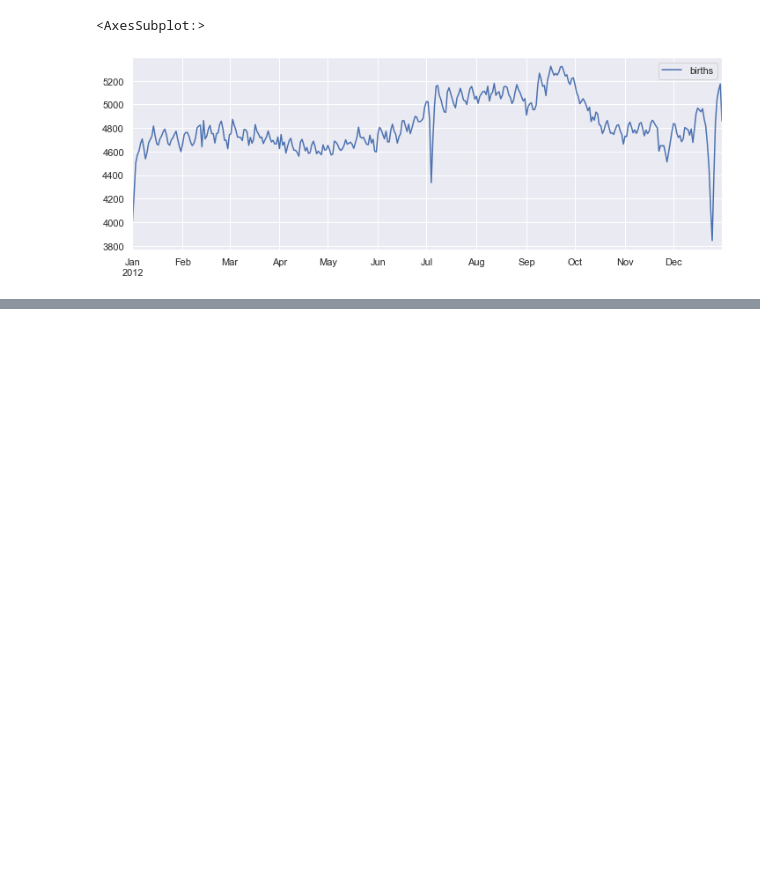
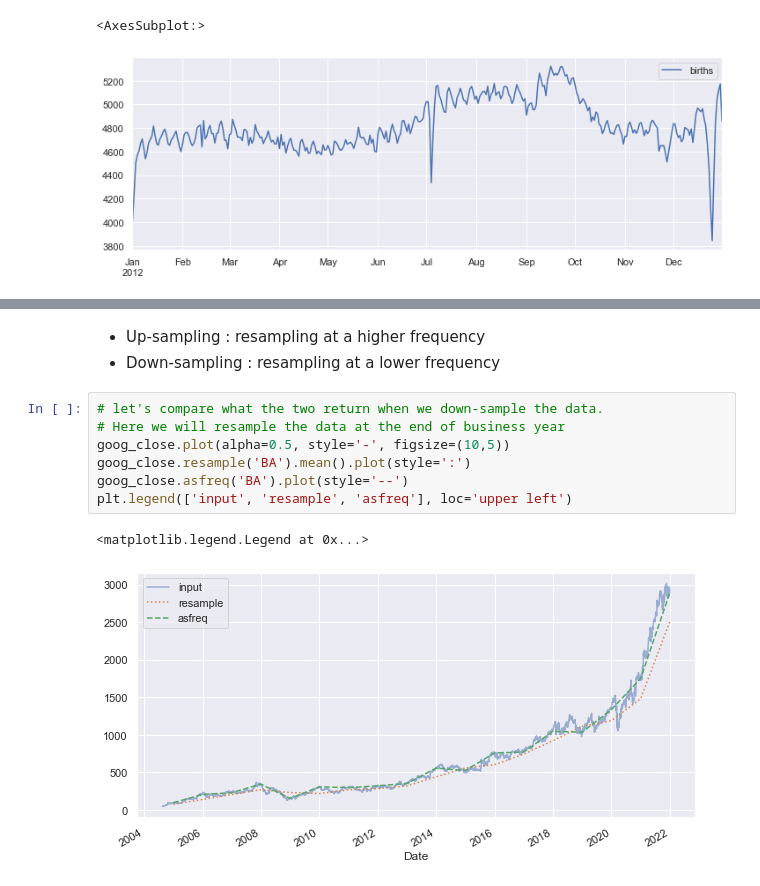
Before and after one commit to PrasadSalimath/Python-for-Data-Science, a Jupyter notebook: 3-Pandas-Basics.ipynb, the cells around one changed output, grey strips where cells are left out. Drawn from its saved outputs; the diff is of its cells as text; blank space fills up the shorter version.

```diff
--- a/3-Pandas-Basics.ipynb
+++ b/3-Pandas-Basics.ipynb
@@ -997,0 +1304,13 @@ births_by_date.plot(ax=ax)
+# %% [markdown]
+* Up-sampling : resampling at a higher frequency
+* Down-sampling : resampling at a lower frequency
+# %%
+# let's compare what the two return when we down-sample the data.
+# Here we will resample the data at the end of business year
+goog_close.plot(alpha=0.5, style='-', figsize=(10,5))
+goog_close.resample('BA').mean().plot(style=':')
+goog_close.asfreq('BA').plot(style='--')
+plt.legend(['input', 'resample', 'asfreq'], loc='upper left')
+# %% [output]
+<matplotlib.legend.Legend at 0x...>
+[figure, added]
```
Also changed, not shown: parts of 57 cells of this notebook, 1 other file.
